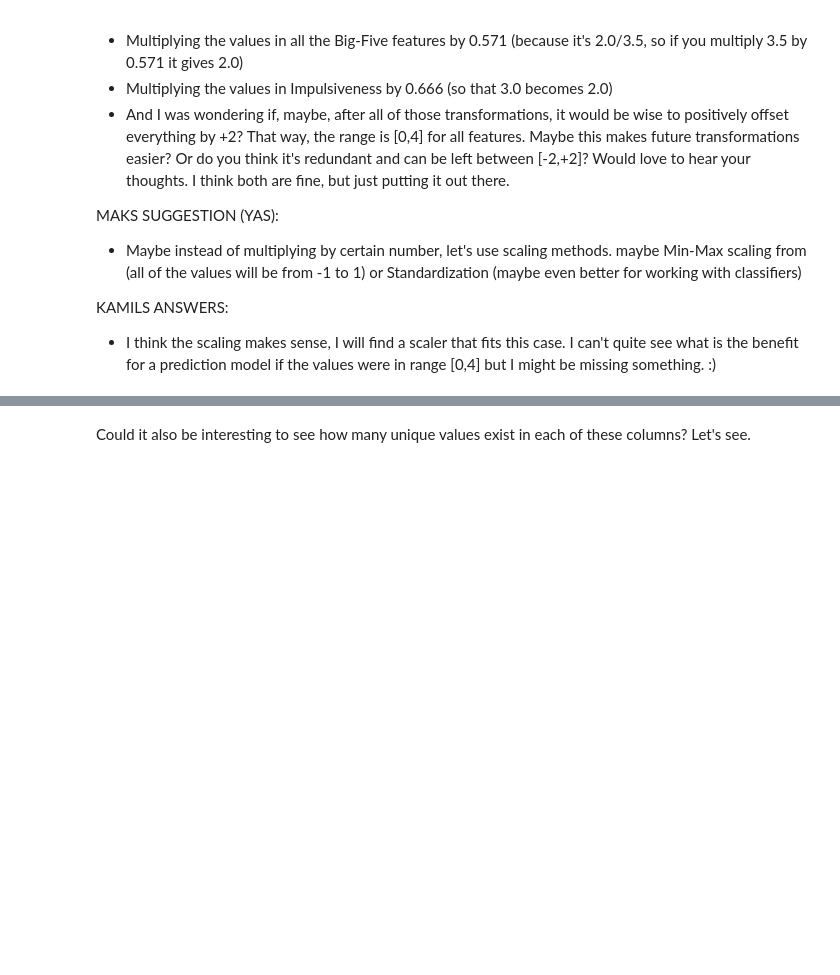
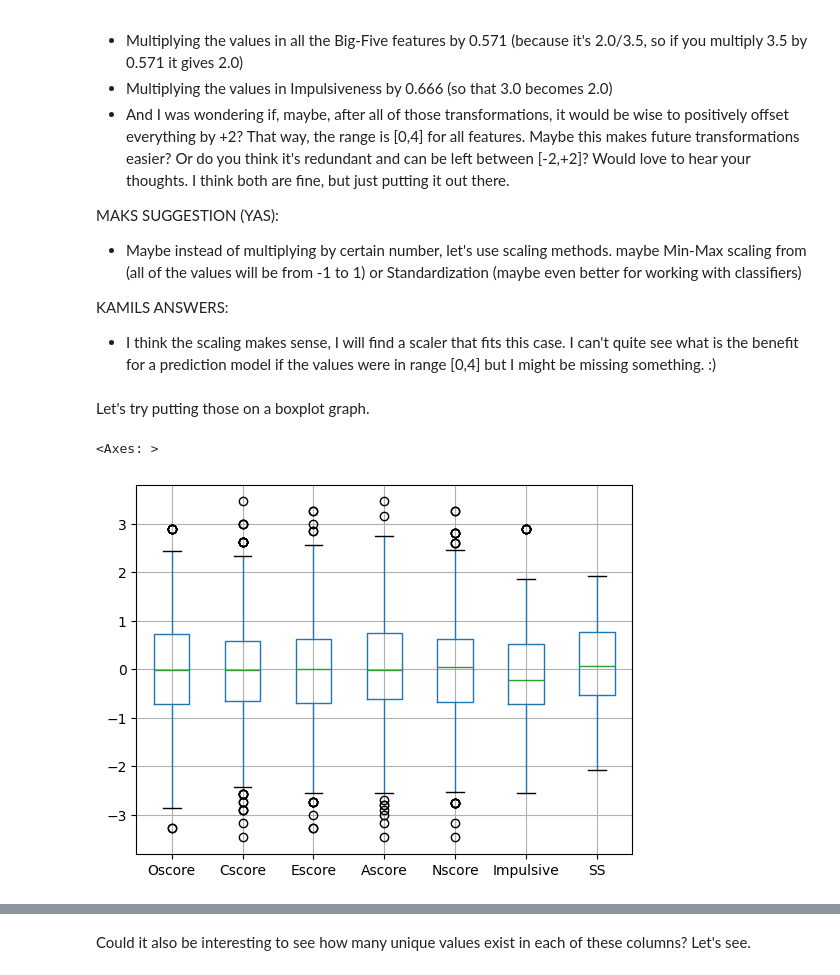
Before and after one commit to maksio420/ML, a Jupyter notebook: 7-final-drugs-anal/7. Final Group Project.ipynb, the cells around one changed output, grey strips where cells are left out. Drawn from its saved outputs; the diff is of its cells as text; code cells hidden in the pictures; blank space fills up the shorter version.

```diff
--- a/7-final-drugs-anal/7. Final Group Project.ipynb
+++ b/7-final-drugs-anal/7. Final Group Project.ipynb
@@ -432,3 +432,10 @@ MAKS SUGGESTION (YAS):
 
 KAMILS ANSWERS:
 - I think the scaling makes sense, I will find a scaler that fits this case. I can't quite see what is the benefit for a prediction model if the values were in range [0,4] but I might be missing something. :)
+# %% [markdown]
+Let's try putting those on a boxplot graph.
+# %%
+personality_only.boxplot()
+# %% [output]
+<Axes: >
+[figure, added]
```
Also changed, not shown: parts of 14 cells of this notebook.
